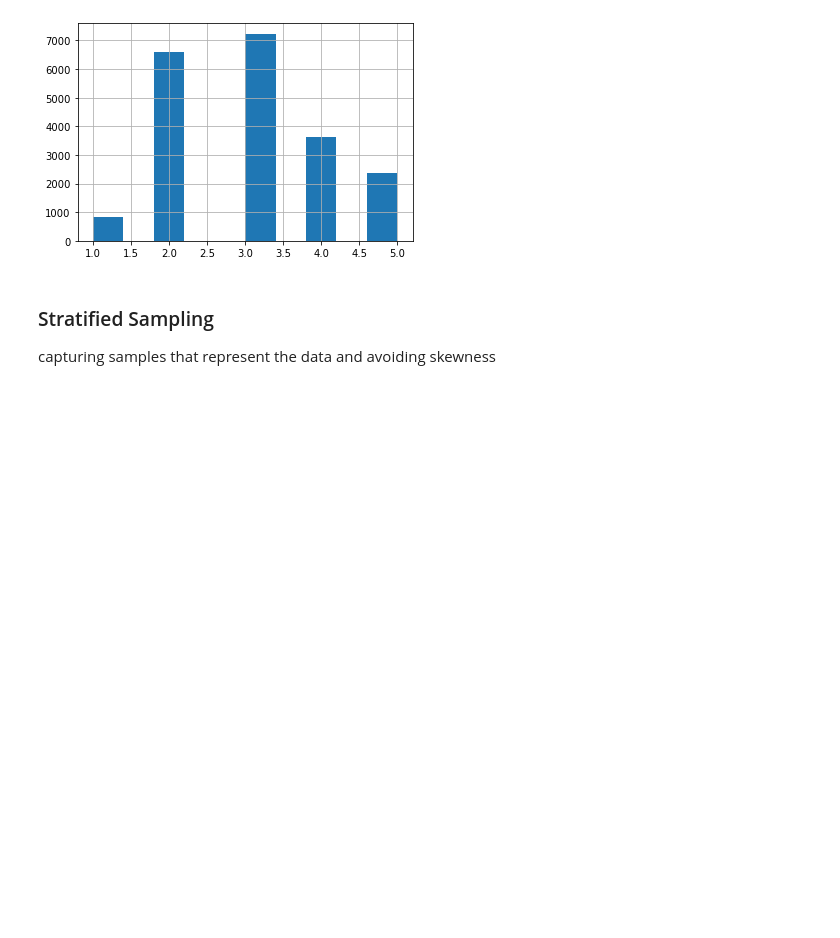
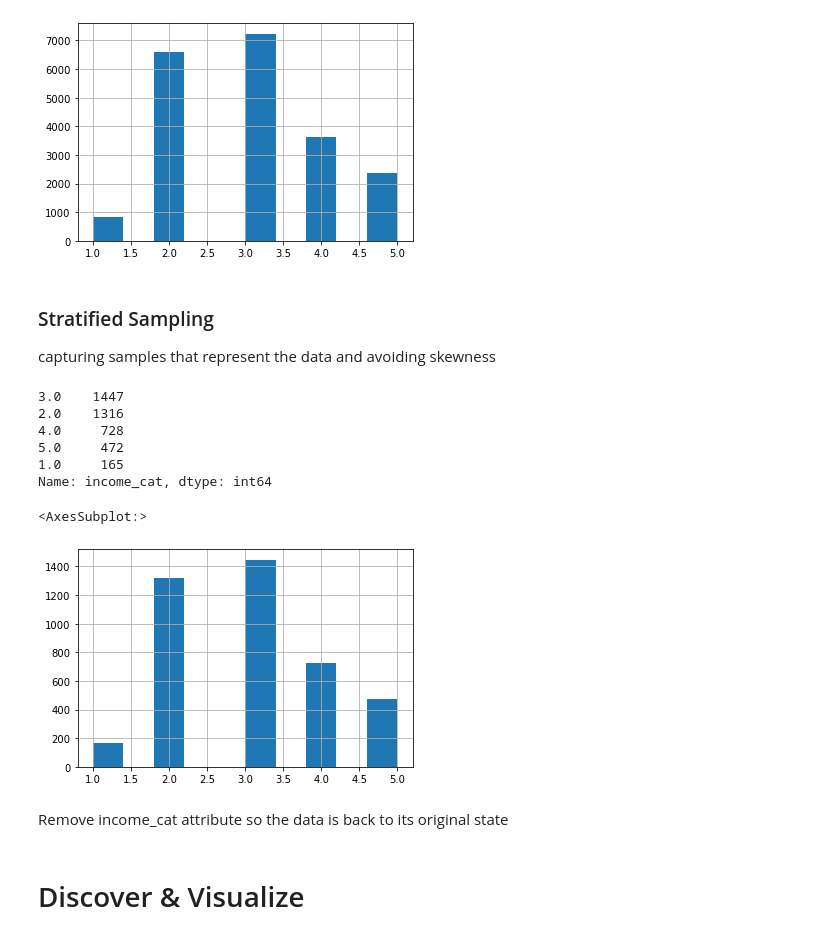
Before and after one commit to pkrc267/California-Housing, a Jupyter notebook: Housing.ipynb, the cells around one changed output. Saved outputs shown, nothing was run; the diff lists cells and outputs as text; code cells hidden in the pictures; blank space fills up the shorter version.

Commit message:
Visualization v1

```diff
--- a/Housing.ipynb
+++ b/Housing.ipynb
@@ -95,3 +140,19 @@ split = StratifiedShuffleSplit(n_splits=1, test_size=0.2, random_state=42)
 for train_index, test_index in split.split(housing, housing.income_cat):
   strat_train_set = housing.loc[train_index]
   strat_test_set = housing.loc[test_index]
+# %%
+strat_test_set["income_cat"].value_counts()
+# %% [output]
+3.0    1447
+2.0    1316
+4.0     728
+5.0     472
+1.0     165
+Name: income_cat, dtype: int64
+# %%
+strat_test_set["income_cat"].hist()
+# %% [output]
+<AxesSubplot:>
+[figure, added]
+# %% [markdown]
+Remove income_cat attribute so the data is back to its original state
@@ -97,0 +162,2 @@ for train_index, test_index in split.split(housing, housing.income_cat):
+# %% [markdown]
+# Discover & Visualize
```
Also changed, not shown: parts of 15 cells of this notebook.
